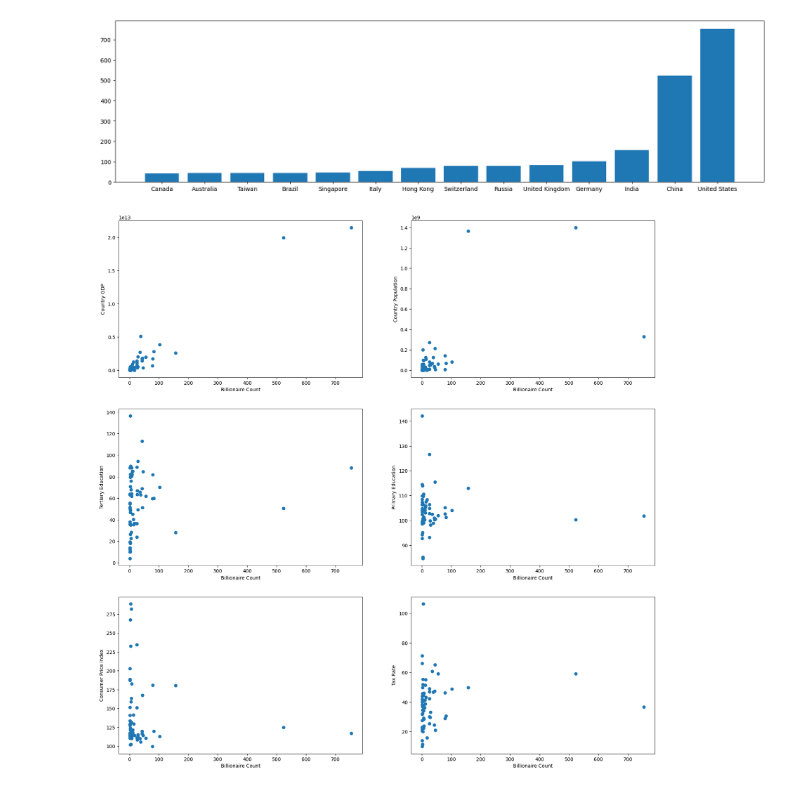
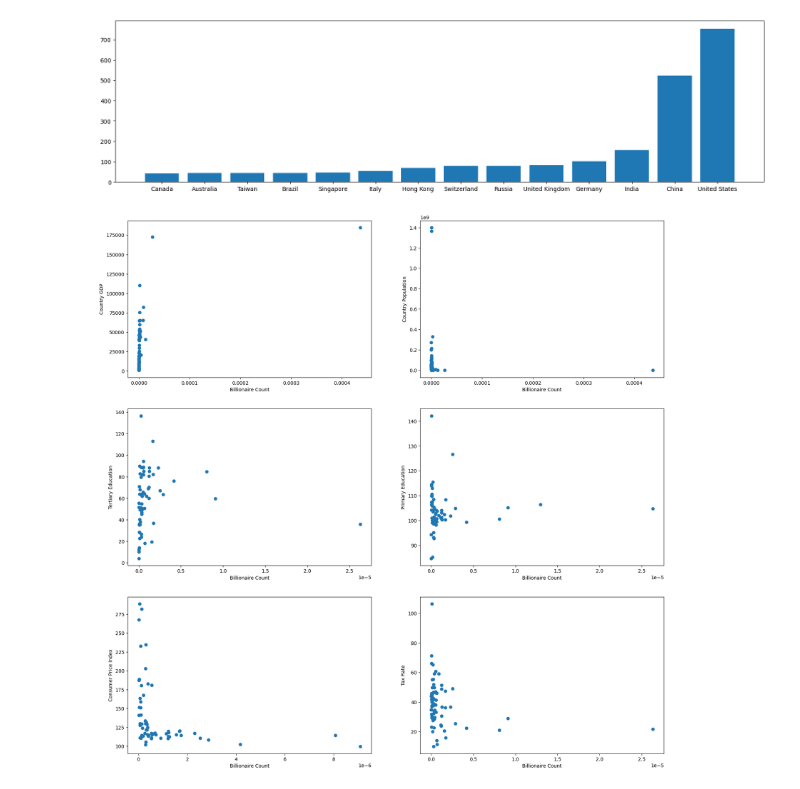
Before and after one commit to cyrilmichino/billionaire-statistical-analysis, a Jupyter notebook: notebook.ipynb, the cells around one changed output. Saved outputs shown, nothing was run; the diff lists cells and outputs as text; code cells hidden in the pictures.

Commit message:
Per Capita Visualisation

```diff
--- a/notebook.ipynb
+++ b/notebook.ipynb
@@ -305,36 +307,36 @@ plt.show()
 # %%
 plt.figure(figsize=(20,20))
 
 plt.subplot(3,2,1)
-plt.scatter(country_df.billionaireCount, country_df.gdp)
+plt.scatter(country_df.billionaires_per_capita, country_df.gdp_per_capita)
 plt.xlabel('Billionaire Count')
 plt.ylabel('Country GDP')
 
 plt.subplot(3,2,2)
-plt.scatter(country_df.billionaireCount, country_df.population_country)
+plt.scatter(country_df.billionaires_per_capita, country_df.population_country)
 plt.xlabel('Billionaire Count')
 plt.ylabel('Country Population')
 
 plt.subplot(3,2,3)
-plt.scatter(country_df.billionaireCount, country_df.gross_tertiary_education_enrollment)
+plt.scatter(country_df.billionaires_per_capita, country_df.gross_tertiary_education_enrollment)
 plt.xlabel('Billionaire Count')
 plt.ylabel('Tertiary Education')
 
 plt.subplot(3,2,4)
-plt.scatter(country_df.billionaireCount, country_df.gross_primary_education_enrollment_country)
+plt.scatter(country_df.billionaires_per_capita, country_df.gross_primary_education_enrollment_country)
 plt.xlabel('Billionaire Count')
 plt.ylabel('Primary Education')
 
 plt.subplot(3,2,5)
-plt.scatter(country_df.billionaireCount, country_df.cpi_country)
+plt.scatter(country_df.billionaires_per_capita, country_df.cpi_country)
 plt.xlabel('Billionaire Count')
 plt.ylabel('Consumer Price Index')
 
 plt.subplot(3,2,6)
-plt.scatter(country_df.billionaireCount, country_df.total_tax_rate_country)
+plt.scatter(country_df.billionaires_per_capita, country_df.total_tax_rate_country)
 plt.xlabel('Billionaire Count')
 plt.ylabel('Tax Rate')
 
 plt.show()
 # %% [output]
-[figure, old version]
+[figure, new version]
```
Also changed, not shown: parts of 1 cell of this notebook.
